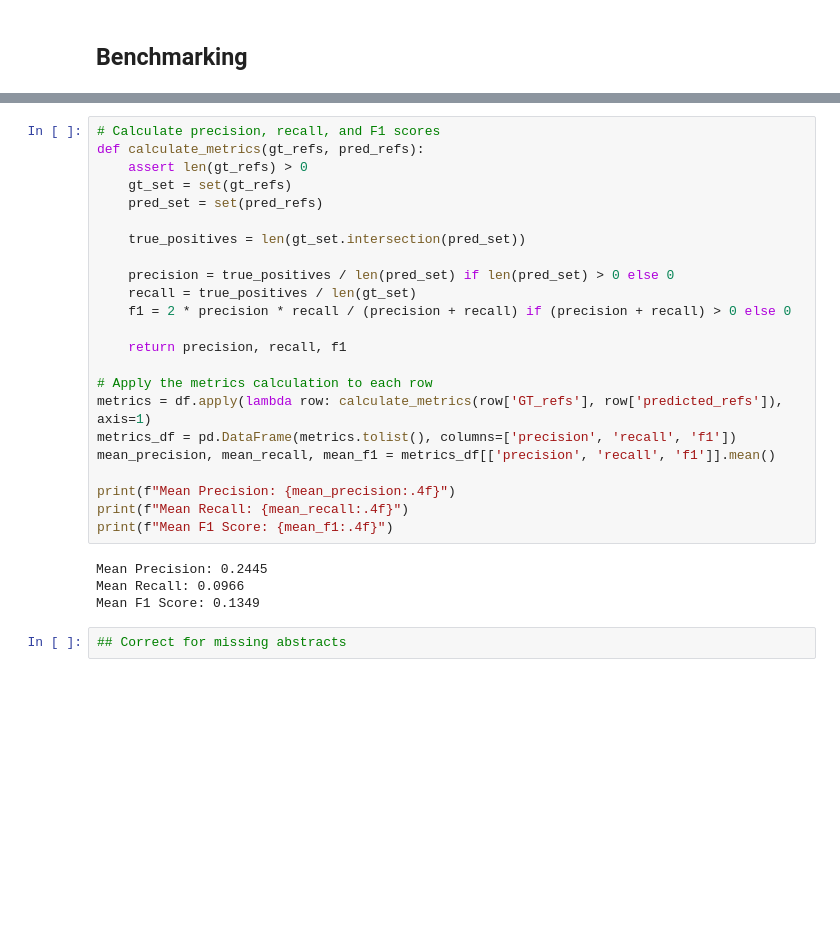
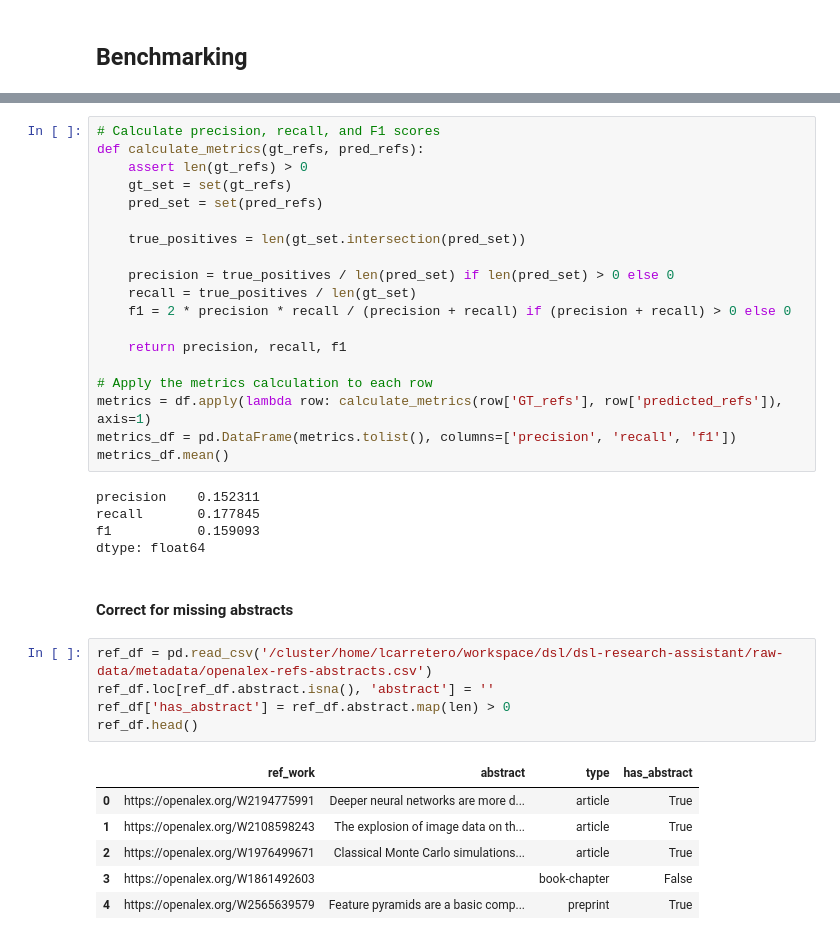
Before and after one commit to LuisCarretero/dsl-research-assistant, a Jupyter notebook: src/semantic_search/dev/benchmarking_dev.ipynb, the cells around one changed output, grey strips where cells are left out. Saved outputs shown, nothing was run; the diff lists cells and outputs as text; blank space fills up the shorter version.

```diff
--- a/src/semantic_search/dev/benchmarking_dev.ipynb
+++ b/src/semantic_search/dev/benchmarking_dev.ipynb
@@ -85,14 +92,23 @@ def calculate_metrics(gt_refs, pred_refs):
 # Apply the metrics calculation to each row
 metrics = df.apply(lambda row: calculate_metrics(row['GT_refs'], row['predicted_refs']), axis=1)
 metrics_df = pd.DataFrame(metrics.tolist(), columns=['precision', 'recall', 'f1'])
-mean_precision, mean_recall, mean_f1 = metrics_df[['precision', 'recall', 'f1']].mean()
-
-print(f"Mean Precision: {mean_precision:.4f}")
-print(f"Mean Recall: {mean_recall:.4f}")
-print(f"Mean F1 Score: {mean_f1:.4f}")
+metrics_df.mean()
 # %% [output]
-Mean Precision: 0.2445
-Mean Recall: 0.0966
-Mean F1 Score: 0.1349
+precision    0.152311
+recall       0.177845
+f1           0.159093
+dtype: float64
-# %%
-## Correct for missing abstracts
+# %% [markdown]
+#### Correct for missing abstracts
+# %%
+ref_df = pd.read_csv('/cluster/home/lcarretero/workspace/dsl/dsl-research-assistant/raw-data/metadata/openalex-refs-abstracts.csv')
+ref_df.loc[ref_df.abstract.isna(), 'abstract'] = ''
+ref_df['has_abstract'] = ref_df.abstract.map(len) > 0
+ref_df.head()
+# %% [output]
+|  | ref_work | abstract | type | has_abstract |
+| 0 | https://openalex.org/W2194775991 | Deeper neural networks are more d... | article | True |
+| 1 | https://openalex.org/W2108598243 | The explosion of image data on th... | article | True |
+| 2 | https://openalex.org/W1976499671 | Classical Monte Carlo simulations... | article | True |
+| 3 | https://openalex.org/W1861492603 |  | book-chapter | False |
+| 4 | https://openalex.org/W2565639579 | Feature pyramids are a basic comp... | preprint | True |
```
Also changed, not shown: parts of 15 cells of this notebook, 3 other files.
